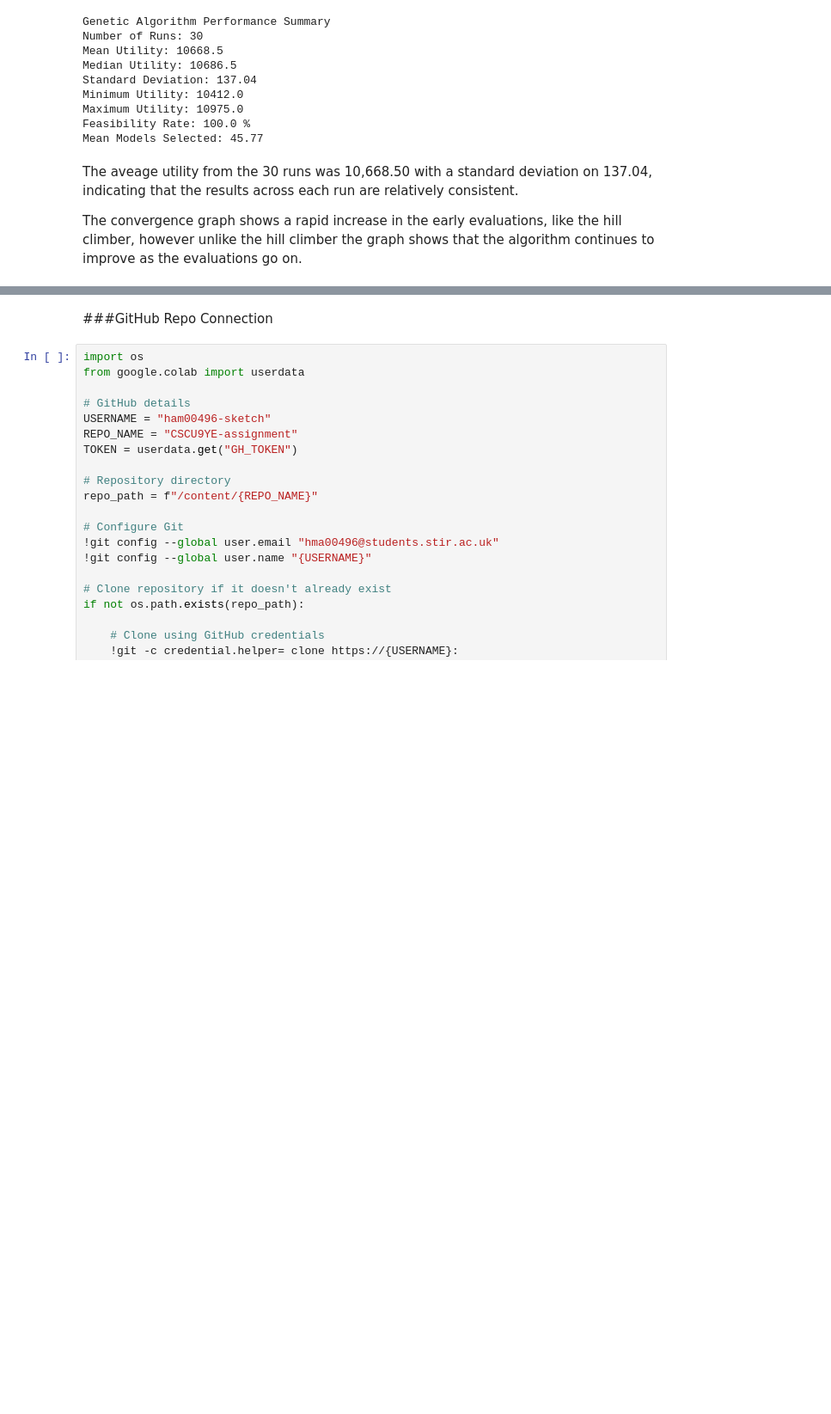
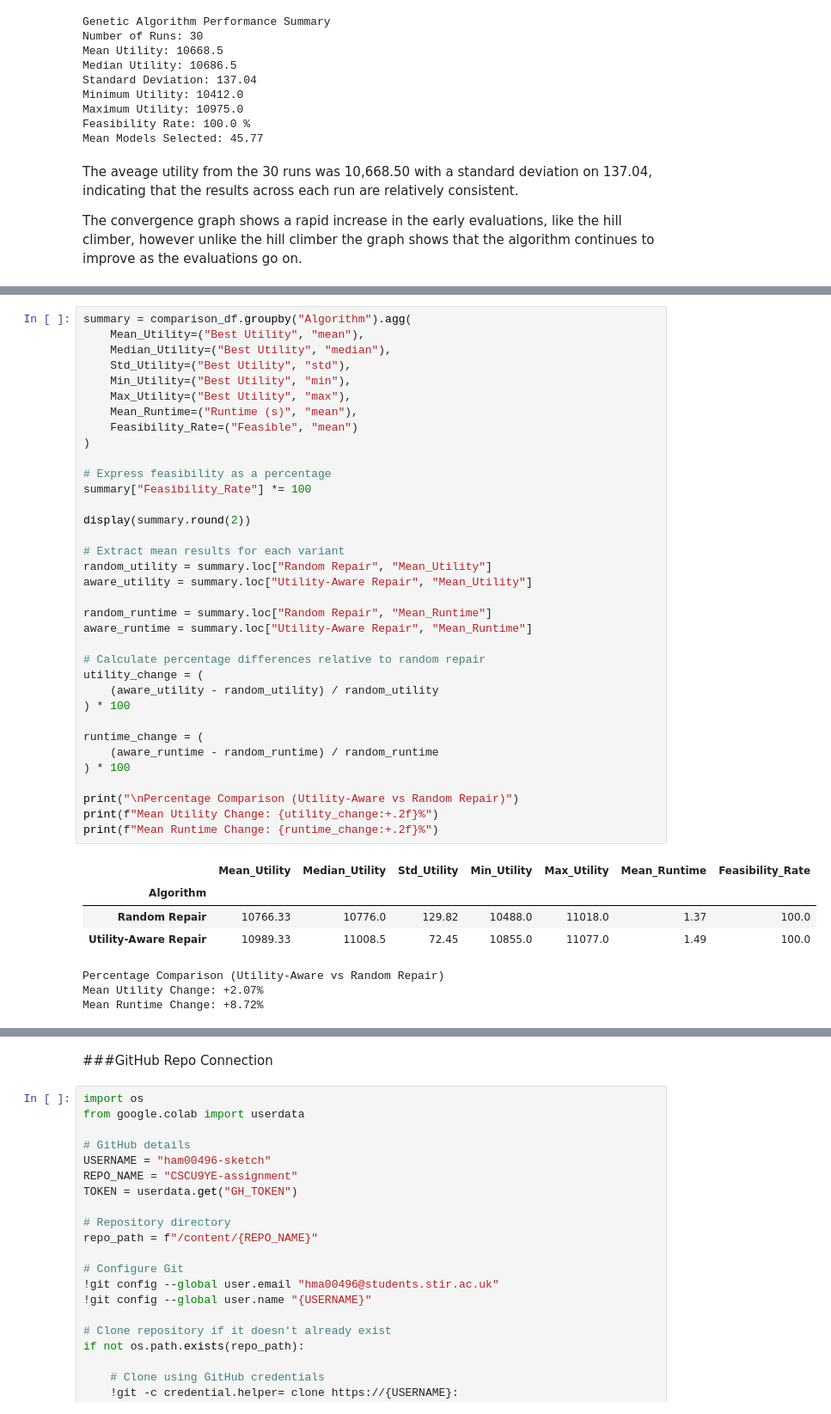
Before and after one commit to ham00496-sketch/CSCU9YE-assignment, a Jupyter notebook: CSCU9YE_Assignment.ipynb, the cells around one changed output, grey strips where cells are left out. Shown at 86% size. Drawn from its saved outputs; the diff is of its cells as text; blank space fills up the shorter version.

```diff
--- a/CSCU9YE_Assignment.ipynb
+++ b/CSCU9YE_Assignment.ipynb
@@ -1395,0 +1639,43 @@ The convergence graph shows a rapid increase in the early evaluations, like the
+# %%
+summary = comparison_df.groupby("Algorithm").agg(
+    Mean_Utility=("Best Utility", "mean"),
+    Median_Utility=("Best Utility", "median"),
+    Std_Utility=("Best Utility", "std"),
+    Min_Utility=("Best Utility", "min"),
+    Max_Utility=("Best Utility", "max"),
+    Mean_Runtime=("Runtime (s)", "mean"),
+    Feasibility_Rate=("Feasible", "mean")
+)
+
+# Express feasibility as a percentage
+summary["Feasibility_Rate"] *= 100
+
+display(summary.round(2))
+
+# Extract mean results for each variant
+random_utility = summary.loc["Random Repair", "Mean_Utility"]
+aware_utility = summary.loc["Utility-Aware Repair", "Mean_Utility"]
+
+random_runtime = summary.loc["Random Repair", "Mean_Runtime"]
+aware_runtime = summary.loc["Utility-Aware Repair", "Mean_Runtime"]
+
+# Calculate percentage differences relative to random repair
+utility_change = (
+    (aware_utility - random_utility) / random_utility
+) * 100
+
+runtime_change = (
+    (aware_runtime - random_runtime) / random_runtime
+) * 100
+
+print("\nPercentage Comparison (Utility-Aware vs Random Repair)")
+print(f"Mean Utility Change: {utility_change:+.2f}%")
+print(f"Mean Runtime Change: {runtime_change:+.2f}%")
+# %% [output]
+|  | Mean_Utility | Median_Utility | Std_Utility | Min_Utility | Max_Utility | Mean_Runtime | Feasibility_Rate |
+| Algorithm |  |  |  |  |  |  |  |
+| Random Repair | 10766.33 | 10776.0 | 129.82 | 10488.0 | 11018.0 | 1.37 | 100.0 |
+| Utility-Aware Repair | 10989.33 | 11008.5 | 72.45 | 10855.0 | 11077.0 | 1.49 | 100.0 |
+Percentage Comparison (Utility-Aware vs Random Repair)
+Mean Utility Change: +2.07%
+Mean Runtime Change: +8.72%
```
Also changed, not shown: parts of 28 cells of this notebook.
